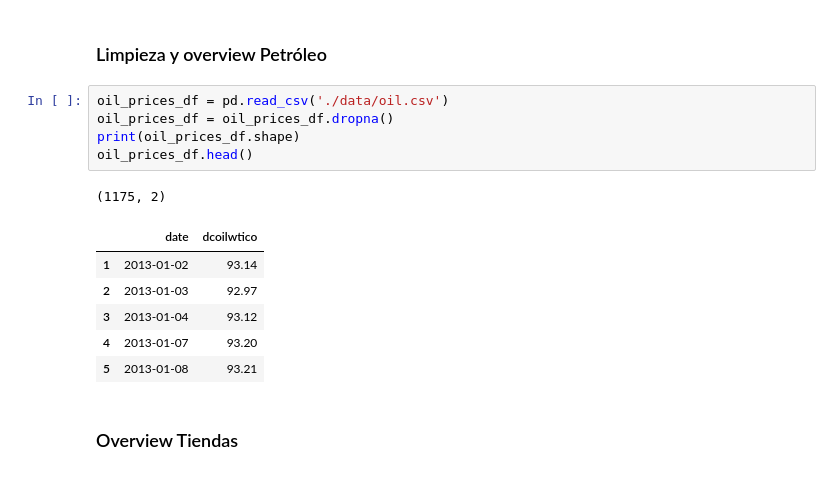
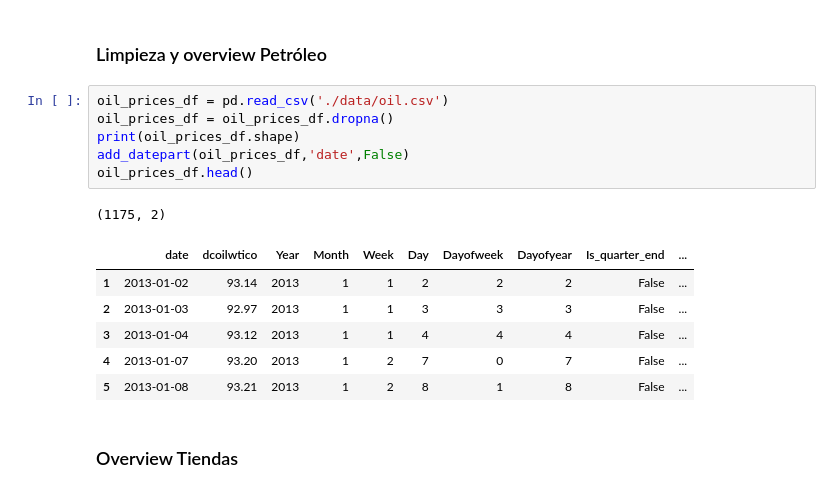
Before and after one commit to Sebas1245/store-sales-forecasting, a Jupyter notebook: analysis.ipynb, the cells around one changed output. Saved outputs shown, nothing was run; the diff lists cells and outputs as text.

```diff
--- a/analysis.ipynb
+++ b/analysis.ipynb
@@ -155,16 +183,17 @@ holidays_df.shape
 # %%
 oil_prices_df = pd.read_csv('./data/oil.csv')
 oil_prices_df = oil_prices_df.dropna()
 print(oil_prices_df.shape)
+add_datepart(oil_prices_df,'date',False)
 oil_prices_df.head()
 # %% [output]
 (1175, 2)
-|  | date | dcoilwtico |
-| 1 | 2013-01-02 | 93.14 |
-| 2 | 2013-01-03 | 92.97 |
-| 3 | 2013-01-04 | 93.12 |
-| 4 | 2013-01-07 | 93.20 |
-| 5 | 2013-01-08 | 93.21 |
+|  | date | dcoilwtico | Year | Month | Week | Day | Dayofweek | Dayofyear | Is_quarter_end | ... |
+| 1 | 2013-01-02 | 93.14 | 2013 | 1 | 1 | 2 | 2 | 2 | False | ... |
+| 2 | 2013-01-03 | 92.97 | 2013 | 1 | 1 | 3 | 3 | 3 | False | ... |
+| 3 | 2013-01-04 | 93.12 | 2013 | 1 | 1 | 4 | 4 | 4 | False | ... |
+| 4 | 2013-01-07 | 93.20 | 2013 | 1 | 2 | 7 | 0 | 7 | False | ... |
+| 5 | 2013-01-08 | 93.21 | 2013 | 1 | 2 | 8 | 1 | 8 | False | ... |
 # %% [markdown]
 ### Overview Tiendas
 # %%
```
Also changed, not shown: parts of 10 cells of this notebook.
